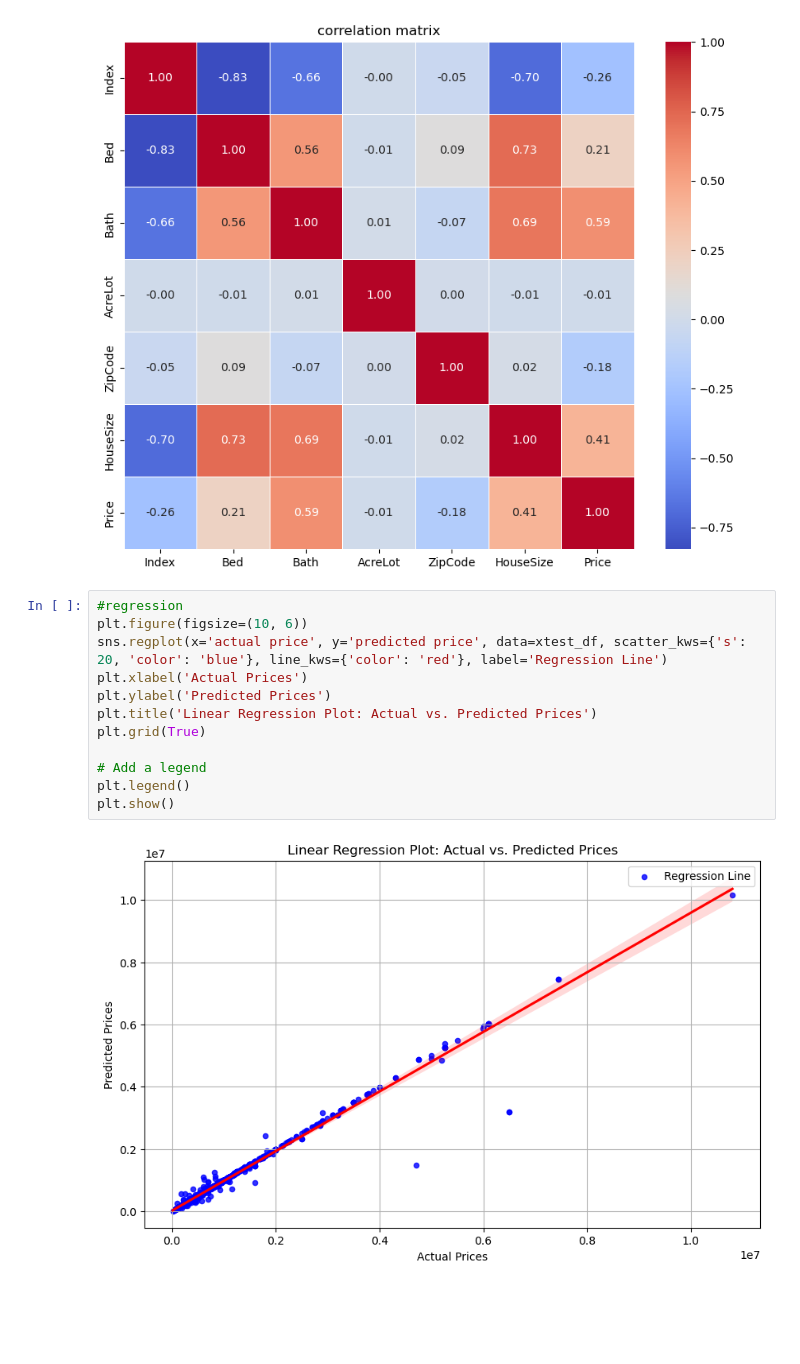
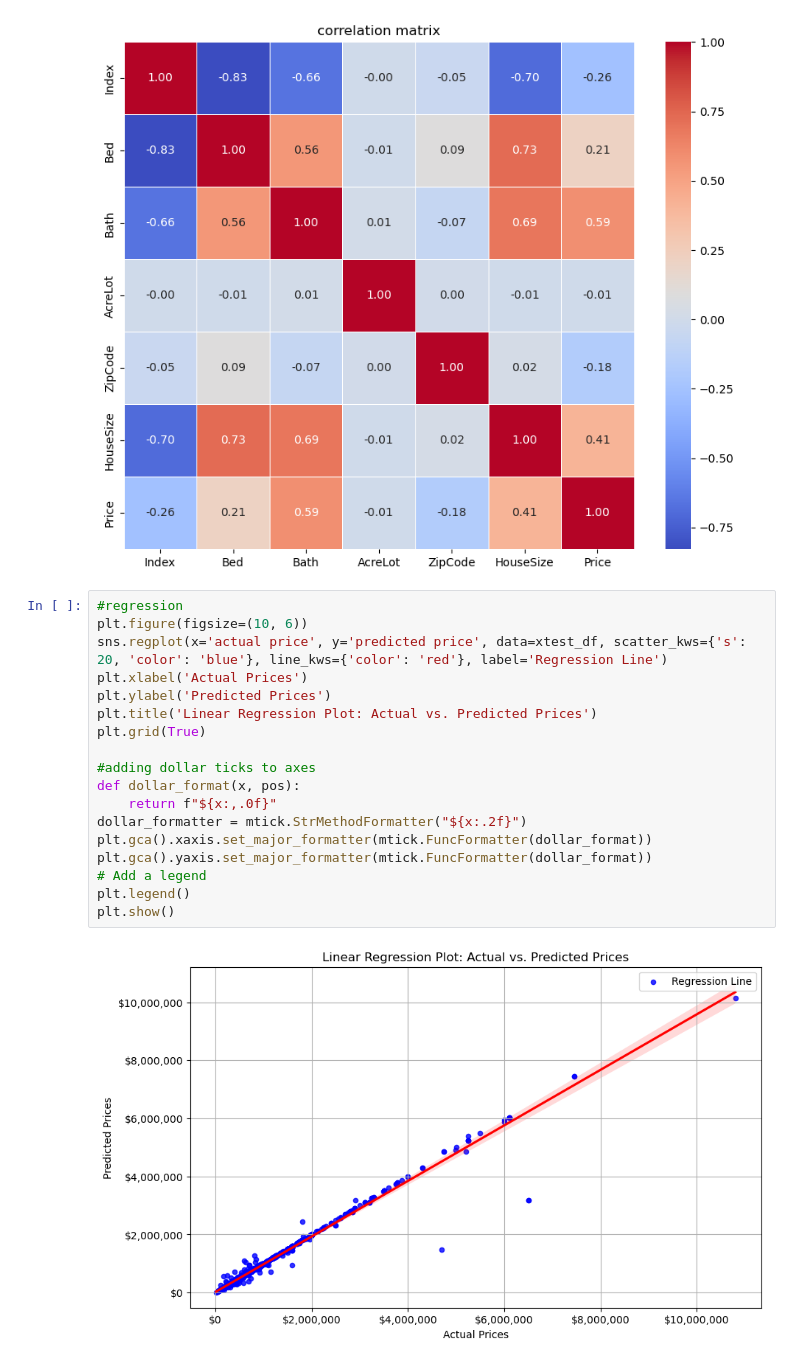
Before and after one commit to cnlamanna/Housing_Price_Predictions, a Jupyter notebook: data.ipynb, the cells around one changed output. Saved outputs shown, nothing was run; the diff lists cells and outputs as text; blank space fills up the shorter version.

```diff
--- a/data.ipynb
+++ b/data.ipynb
@@ -352,17 +353,23 @@ plt.show()
 # %%
 #regression
 plt.figure(figsize=(10, 6))
 sns.regplot(x='actual price', y='predicted price', data=xtest_df, scatter_kws={'s': 20, 'color': 'blue'}, line_kws={'color': 'red'}, label='Regression Line')
 plt.xlabel('Actual Prices')
 plt.ylabel('Predicted Prices')
 plt.title('Linear Regression Plot: Actual vs. Predicted Prices')
 plt.grid(True)
 
+#adding dollar ticks to axes
+def dollar_format(x, pos):
+    return f"${x:,.0f}"
+dollar_formatter = mtick.StrMethodFormatter("${x:.2f}")
+plt.gca().xaxis.set_major_formatter(mtick.FuncFormatter(dollar_format))
+plt.gca().yaxis.set_major_formatter(mtick.FuncFormatter(dollar_format))
 # Add a legend
 plt.legend()
 plt.show()
 # %% [output]
-[figure, old version]
+[figure, new version]
 # %%
 zip_price_df = pd.DataFrame({'Predicted Price': RF_prediction, 'Zip Code': xtest_df['ZipCode']})
 
```
Also changed, not shown: parts of 4 cells of this notebook, 1 other file.
